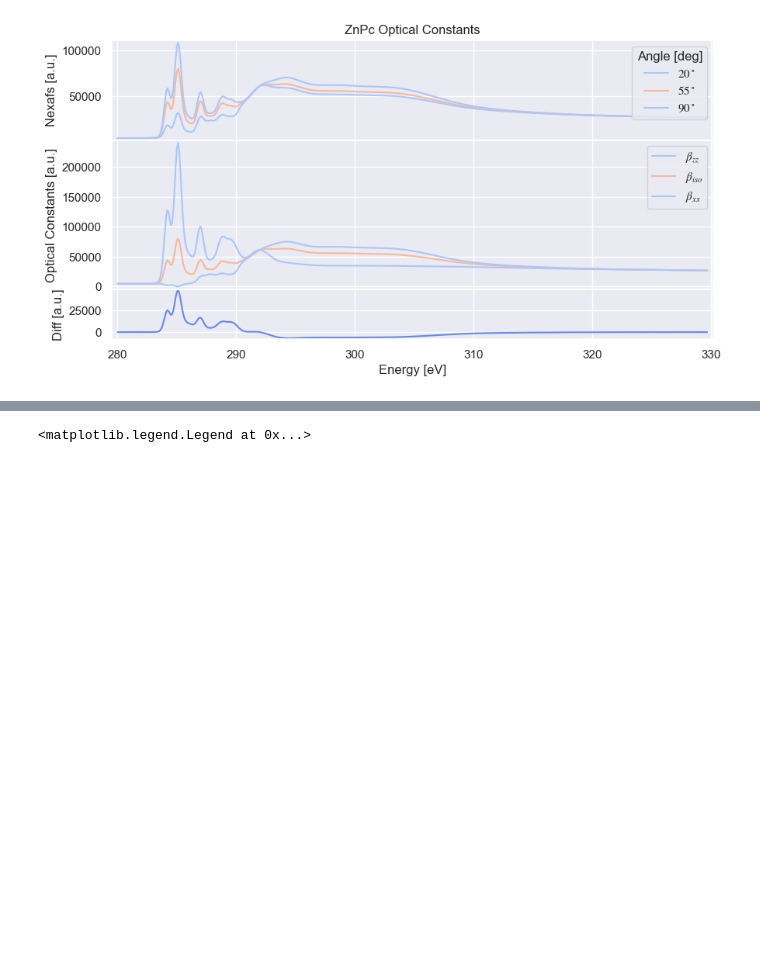
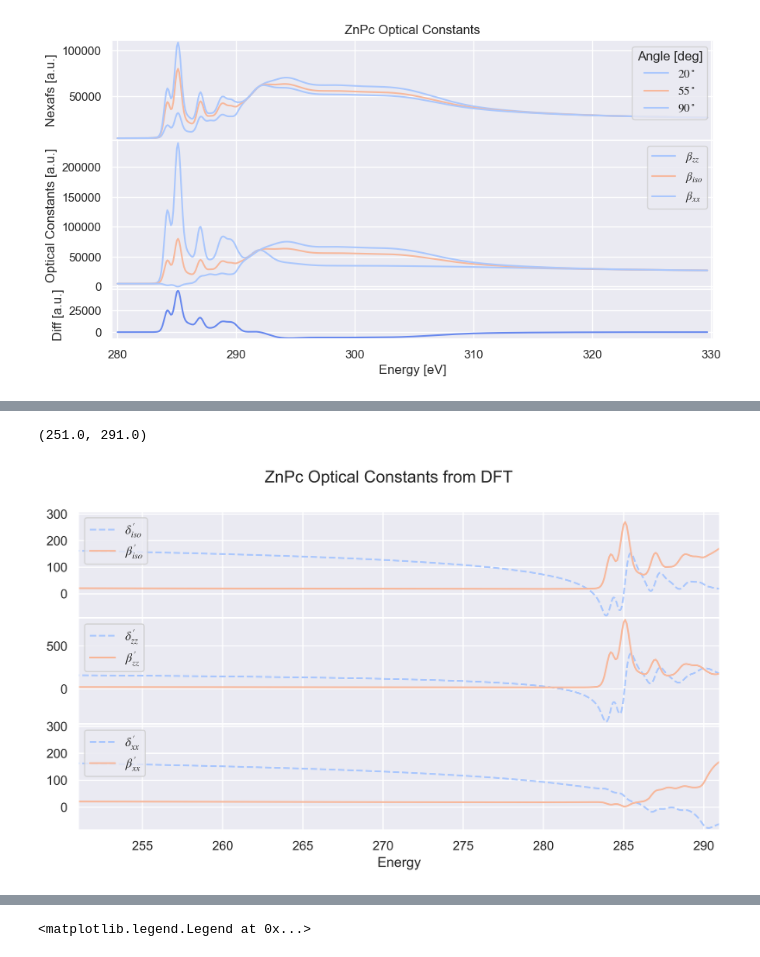
Before and after one commit to WSU-Carbon-Lab/pyref, a Jupyter notebook: docs/RoomTempFitting.ipynb, the cells around one changed output, grey strips where cells are left out. Saved outputs shown, nothing was run; the diff lists cells and outputs as text; code cells hidden in the pictures; blank space fills up the shorter version.

```diff
--- a/docs/RoomTempFitting.ipynb
+++ b/docs/RoomTempFitting.ipynb
@@ -238,0 +129,12 @@ AttributeError: 'AngleNexafs' object has no attribute 'kkcalc'
+# %%
+kdf = dft.run_kkcalc()
+colors = sns.color_palette("coolwarm", n_colors=2)
+
+fig, ax = plt.subplots(nrows=3, sharex=True, gridspec_kw={"hspace": 0.0}, dpi=600)
+
+# insert data into the bare atom absorbtion
+# Convert mu to beta trivially with density
+# f1 f2 to delta beta
+# %% [output]
+(251.0, 291.0)
+[figure, added]
```
Also changed, not shown: parts of 7 cells of this notebook.
